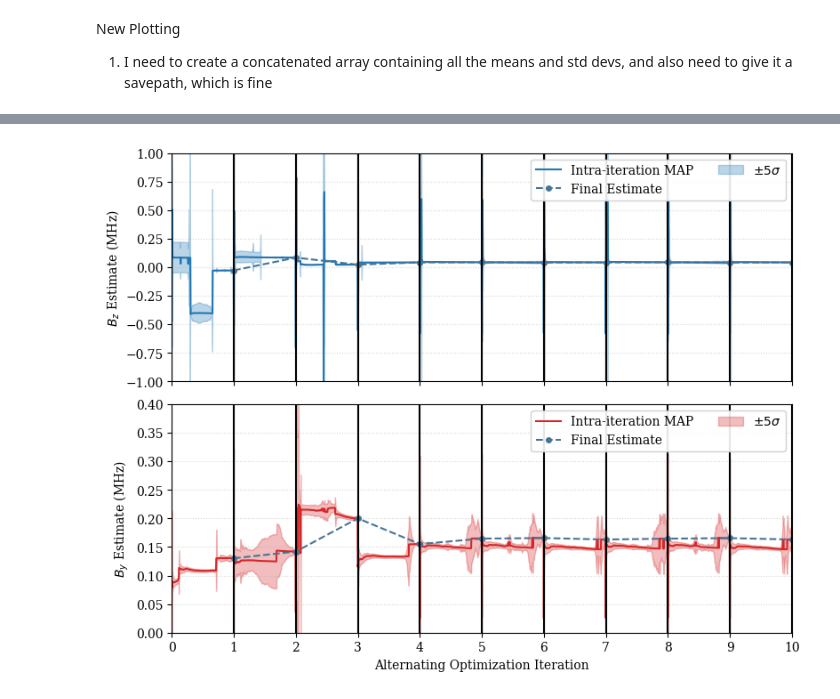
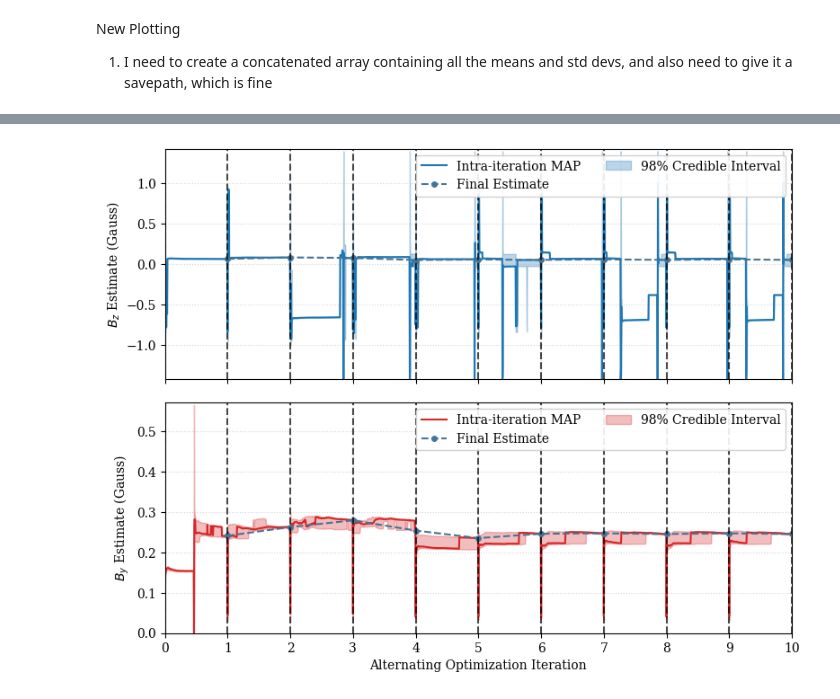
Before and after one commit to apranav22/bayesian_nmor, a Jupyter notebook: testrun.ipynb, the cells around one changed output, grey strips where cells are left out. Saved outputs shown, nothing was run; the diff lists cells and outputs as text; code cells hidden in the pictures.

```diff
--- a/testrun.ipynb
+++ b/testrun.ipynb
@@ -118,5 +123,12 @@ Iters per block: 261
 # %%
-def plot_intra_iteration_convergence(bz_full_traj, bz_full_std, bz_final_estimate, by_full_traj, by_full_std, by_final_estimate, iters_per_block, save_path=None):
+def plot_intra_iteration_convergence(bz_full_traj,
+                                    bz_full_upper_bound,
+                                    bz_full_lower_bound,
+                                    bz_final_estimate,
+                                    by_full_traj,
+                                    by_full_upper_bound,
+                                    by_full_lower_bound,
+                                    by_final_estimate, iters_per_block, save_path=None):
     """
     Plots the continuous, intra-iteration evolution of the Bayesian estimates.
 
@@ -125,7 +137,7 @@ def plot_intra_iteration_convergence(bz_full_traj, bz_full_std, bz_final_estimat
     - by_full_traj, by_full_std: 1D numpy arrays of length (N_total_steps)
     - iters_per_block: Integer (e.g., if you run 100 KL steps per alternating iteration)
     """
-
+    bz_full_traj, bz_full_upper_bound, bz_full_lower_bound, by_full_traj, by_full_upper_bound, by_full_lower_bound, bz_final_estimate, by_final_estimate = np.array(bz_full_traj)/0.7, np.array(bz_full_upper_bound)/0.7, np.array(bz_full_lower_bound)/0.7, np.array(by_full_traj)/0.7, np.array(by_full_upper_bound)/0.7, np.array(by_full_lower_bound)/0.7, np.array(bz_final_estimate)/0.7, np.array(by_final_estimate)/0.7
     # Create an artificial x-axis where 1 "unit" is a full Alternating Optimization block
     n_total_steps = len(bz_full_traj)
     x_axis = np.arange(n_total_steps) / iters_per_block
@@ -137,31 +149,31 @@ def plot_intra_iteration_convergence(bz_full_traj, bz_full_std, bz_final_estimat
     # Plot Bz
     ax1.plot(x_axis, bz_full_traj, color='#1f77b4', linewidth=1.5, label='Intra-iteration MAP')
     ax1.plot(range(1,num_blocks+1), bz_final_estimate, '--', color= "#487494",marker = 'o', markersize=4, label='Final Estimate')
-    ax1.fill_between(x_axis, bz_full_traj - 5*bz_full_std, bz_full_traj + 5*bz_full_std, color='#1f77b4', alpha=0.3, label=r'$\pm 5\sigma$')
+    ax1.fill_between(x_axis, bz_full_lower_bound, bz_full_upper_bound, color='#1f77b4', alpha=0.3, label=r'98% Credible Interval')
     # ax1.fill_between(x_axis, bz_full_traj - 3*bz_full_std, bz_full_traj + 3*bz_full_std, color='#1f77b4', alpha=0.1, label=r'$\pm 3\sigma$')
-    ax1.set_ylabel(r'$B_z$ Estimate (MHz)')
+    ax1.set_ylabel(r'$B_z$ Estimate (Gauss)')
     ax1.grid(True, linestyle=':', alpha=0.5)
-    ax1.set_ylim(-1, 1)
+    ax1.set_ylim(-1/0.7, 1/0.7)
     # ax1.autoscale(enable=True, axis='y', tight=True)
     ax1.legend(loc='upper right', framealpha=0.9, ncol=2)
 
     # Plot By
     ax2.plot(x_axis, by_full_traj, color='#d62728', linewidth=1.5, label='Intra-iteration MAP')
     ax2.plot(range(1,num_blocks+1), by_final_estimate, '--', color= "#487494",marker = 'o', markersize=4, label='Final Estimate')
-    ax2.fill_between(x_axis, by_full_traj - 5*by_full_std, by_full_traj + 5*by_full_std, color='#d62728', alpha=0.3, label=r'$\pm 5\sigma$')
+    ax2.fill_between(x_axis, by_full_lower_bound, by_full_upper_bound, color='#d62728', alpha=0.3, label=r'98% Credible Interval')
     # ax2.fill_between(x_axis, by_full_traj - 3*by_full_std, by_full_traj + 3*by_full_std, color='#d62728', alpha=0.1, label=r'$\pm 3\sigma$')
-    ax2.set_ylabel(r'$B_y$ Estimate (MHz)')
+    ax2.set_ylabel(r'$B_y$ Estimate (Gauss)')
     ax2.set_xlabel('Alternating Optimization Iteration')
     ax2.grid(True, linestyle=':', alpha=0.5)
-    ax2.set_ylim(0, 0.4)
+    ax2.set_ylim(0, 0.4/0.7)
     # ax2.autoscale(enable=True, axis='y', tight=True)
     ax2.legend(loc='upper right', framealpha=0.9, ncol=2)
 
     # Formatting visual dividers
     num_blocks = int(np.ceil(n_total_steps / iters_per_block))
     for i in range(num_blocks + 1):
-        ax1.axvline(i, color='black', linestyle='-')
-        ax2.axvline(i, color='black', linestyle='-')
+        ax1.axvline(i, color='black', linestyle='--', alpha=0.7)
+        ax2.axvline(i, color='black', linestyle='--', alpha = 0.7)
 
         '''# Optional: Shade the background to show which variable is actively updating
         if i < num_blocks:
@@ -177,6 +189,6 @@ def plot_intra_iteration_convergence(bz_full_traj, bz_full_std, bz_final_estimat
         plt.savefig(save_path, dpi=300, bbox_inches='tight')
     plt.show()
 # %%
-plot_intra_iteration_convergence(bz_full_traj, bz_full_std, bz_final_estimate,by_full_traj, by_full_std, by_final_estimate, iters_per_block, save_path=os.path.join(save_path, "intra_iteration_convergence.png"))
+plot_intra_iteration_convergence(bz_full_traj, bz_full_upper_bound, bz_full_lower_bound, bz_final_estimate, by_full_traj, by_full_upper_bound, by_full_lower_bound, by_final_estimate, iters_per_block, save_path=os.path.join(save_path, "intra_iteration_convergence.png"))
 # %% [output]
-[figure, old version]
+[figure, new version]
```
Also changed, not shown: parts of 4 cells of this notebook, 3 other files.
